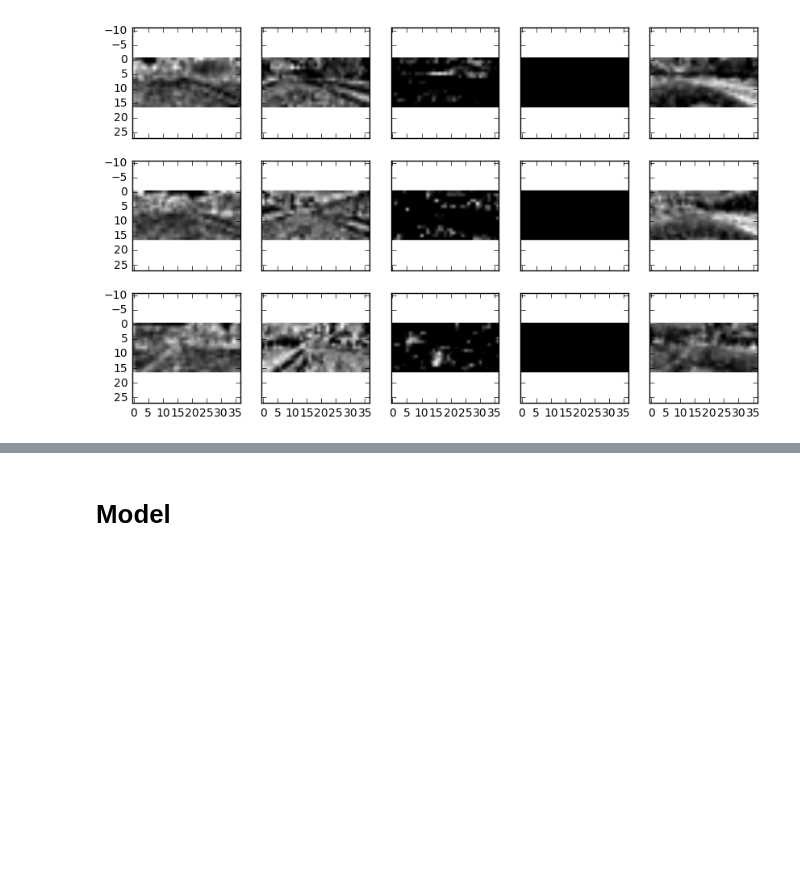
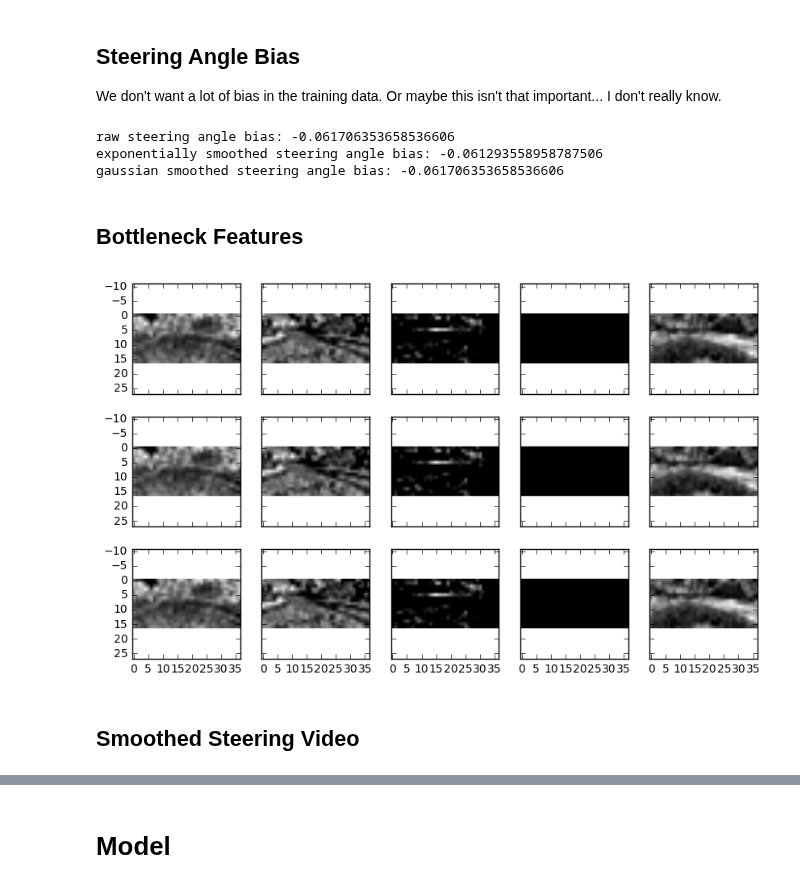
Before and after one commit to jdleesmiller/carnd-cloning, a Jupyter notebook: preprocess.ipynb, the cells around one changed output, grey strips where cells are left out. Cells and saved outputs as stored; diff of their text form; code cells hidden in the pictures; blank space fills up the shorter version.

```diff
--- a/preprocess.ipynb
+++ b/preprocess.ipynb
@@ -20,7 +22,0 @@ Using TensorFlow backend.
-# %%
-DATA_DIR = 'data/clean_1'
-
-log = preprocess.load_driving_log(os.path.join(DATA_DIR, DRIVING_LOG_CSV))
-log = preprocess.smooth_control_inputs(log, 1)
-log = preprocess.smooth_control_inputs_gaussian(log, 5)
-print(log.head())
@@ -151,0 +45,6 @@ index 3000
+# %%
+log = pd.concat([
+    preprocess.run('data/ccw_short_1'),
+    preprocess.run('data/cw_short_1')
+])
+print(log.head())
@@ -152,13 +87,27 @@ index 3000
+# %% [markdown]
+## Steering Angle Bias
+
+We don't want a lot of bias in the training data. Or maybe this isn't that important... I don't really know.
+# %%
+print('raw steering angle bias:', np.mean(log['steering_angle']))
+print('exponentially smoothed steering angle bias:', np.mean(log['smooth_steering_angle_1']))
+print('gaussian smoothed steering angle bias:', np.mean(log['smooth_steering_angle_gaussian_5']))
+# %% [output]
+raw steering angle bias: -0.061706353658536606
+exponentially smoothed steering angle bias: -0.061293558958787506
+gaussian smoothed steering angle bias: -0.061706353658536606
+# %% [markdown]
+## Bottleneck Features
 # %%
 def plot_bottleneck_output(num_images, num_channels, image_stride=50):
     fig, axes = plt.subplots(num_images, num_channels,
                              figsize=(2*num_channels, 2*num_images),
                              sharex=True, sharey=True)
     for i in range(num_images):
         for j in range(num_channels):
             index = i * image_stride
-            image = np.load(get_bottleneck_pathname(DATA_DIR, index))['center_image']
+            image = np.load(log['bottleneck_features'].values[i])['center_image']
             axes[i][j].imshow(image[:,:,j], cmap='gray')
 plot_bottleneck_output(3,5)
 # %% [output]
-[figure, old version]
+[figure, new version]
@@ -186,0 +114,2 @@ plot_bottleneck_output(3,5)
+# %% [markdown]
+## Smoothed Steering Video
```
Also changed, not shown: parts of 23 cells of this notebook, 3 other files.
